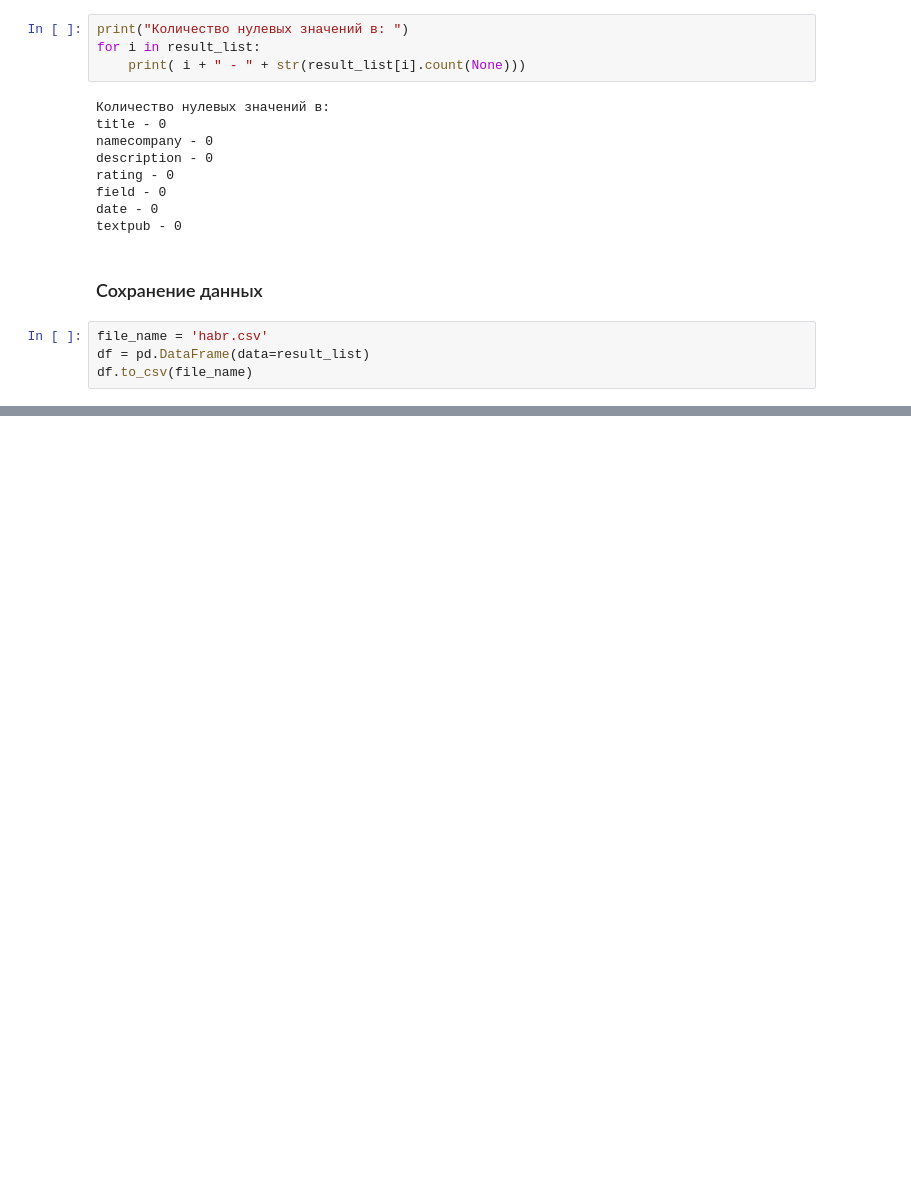
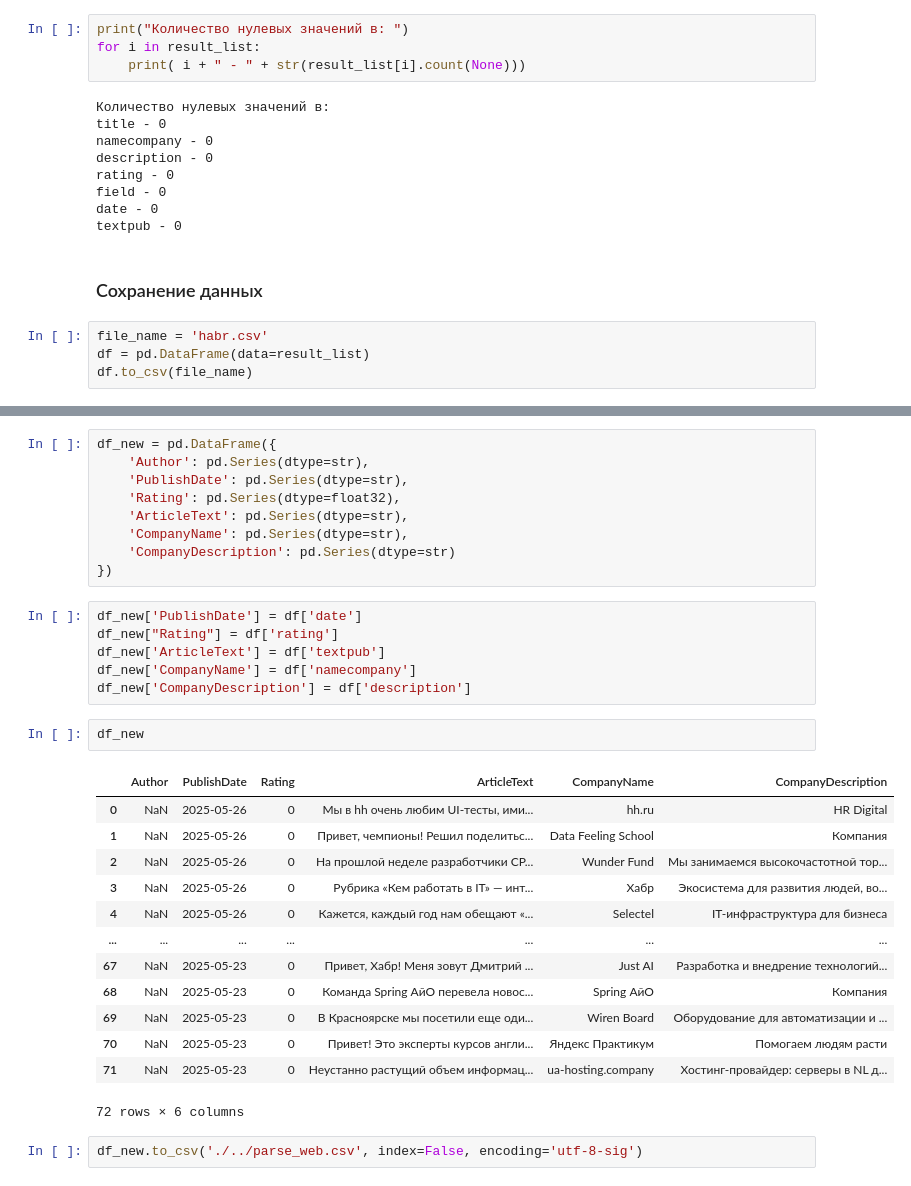
Before and after one commit to ProbablyNotBestUsername/mlabg, a Jupyter notebook: Parsing/habrwebsite/parsing.ipynb, the cells around one changed output, grey strips where cells are left out. Cells and saved outputs as stored; diff of their text form; blank space fills up the shorter version.

```diff
--- a/Parsing/habrwebsite/parsing.ipynb
+++ b/Parsing/habrwebsite/parsing.ipynb
@@ -207,0 +209,33 @@ memory usage: 5.8+ KB
+# %%
+df_new = pd.DataFrame({
+    'Author': pd.Series(dtype=str),
+    'PublishDate': pd.Series(dtype=str),
+    'Rating': pd.Series(dtype=float32),
+    'ArticleText': pd.Series(dtype=str),
+    'CompanyName': pd.Series(dtype=str),
+    'CompanyDescription': pd.Series(dtype=str)
+})
+# %%
+df_new['PublishDate'] = df['date']
+df_new["Rating"] = df['rating']
+df_new['ArticleText'] = df['textpub']
+df_new['CompanyName'] = df['namecompany']
+df_new['CompanyDescription'] = df['description']
+# %%
+df_new
+# %% [output]
+|  | Author | PublishDate | Rating | ArticleText | CompanyName | CompanyDescription |
+| 0 | NaN | 2025-05-26 | 0 | Мы в hh очень любим UI-тесты, ими... | hh.ru | HR Digital |
+| 1 | NaN | 2025-05-26 | 0 | Привет, чемпионы! Решил поделитьс... | Data Feeling School | Компания |
+| 2 | NaN | 2025-05-26 | 0 | На прошлой неделе разработчики CP... | Wunder Fund | Мы занимаемся высокочастотной тор... |
+| 3 | NaN | 2025-05-26 | 0 | Рубрика «Кем работать в IT» — инт... | Хабр | Экосистема для развития людей, во... |
+| 4 | NaN | 2025-05-26 | 0 | Кажется, каждый год нам обещают «... | Selectel | IT-инфраструктура для бизнеса |
+| ... | ... | ... | ... | ... | ... | ... |
+| 67 | NaN | 2025-05-23 | 0 | Привет, Хабр! Меня зовут Дмитрий ... | Just AI | Разработка и внедрение технологий... |
+| 68 | NaN | 2025-05-23 | 0 | Команда Spring АйО перевела новос... | Spring АйО | Компания |
+| 69 | NaN | 2025-05-23 | 0 | В Красноярске мы посетили еще оди... | Wiren Board | Оборудование для автоматизации и ... |
+| 70 | NaN | 2025-05-23 | 0 | Привет! Это эксперты курсов англи... | Яндекс Практикум | Помогаем людям расти |
+| 71 | NaN | 2025-05-23 | 0 | Неустанно растущий объем информац... | ua-hosting.company | Хостинг-провайдер: серверы в NL д... |
+72 rows × 6 columns
+# %%
+df_new.to_csv('./../parse_web.csv', index=False, encoding='utf-8-sig')
```
Also changed, not shown: parts of 6 cells of this notebook, 21 other files.
